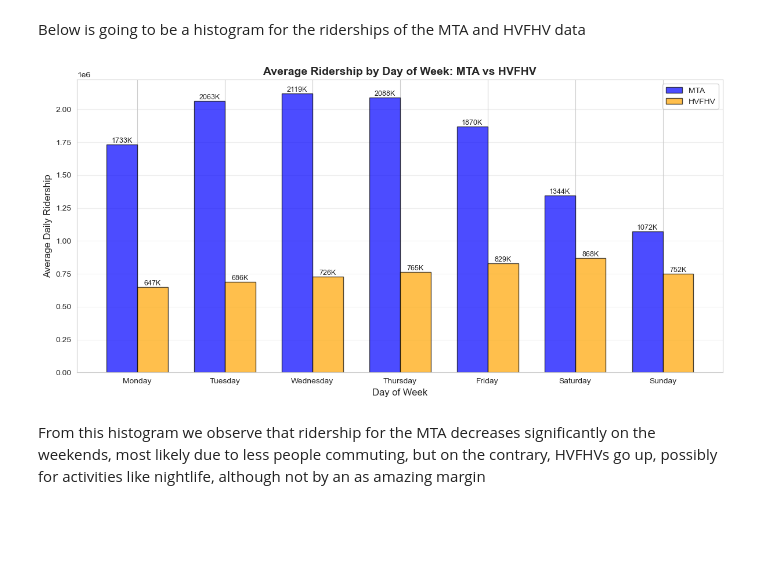
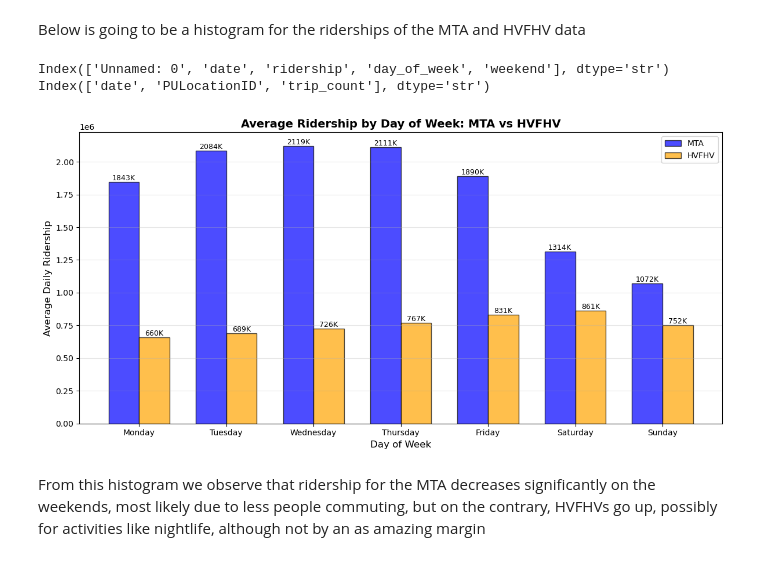
Before and after one commit to COGS108/Group063_WI26, a Jupyter notebook: aaron_analysis.ipynb, the cells around one changed output. Saved outputs shown, nothing was run; the diff lists cells and outputs as text; code cells hidden in the pictures; blank space fills up the shorter version.

```diff
--- a/aaron_analysis.ipynb
+++ b/aaron_analysis.ipynb
@@ -49,10 +49,16 @@ Index(['station_complex_id', 'date', 'ridership'], dtype='str')
 # %% [markdown]
 Below is going to be a histogram for the riderships of the MTA and HVFHV data
 # %%
-def plot_ridership_histogram(mta_df, hvfhv_df):
+
+mta_df = pd.read_csv('data/02-processed/MTA_Ridership_cleaned.csv')
+print(mta_df.columns)
+ridehail_df = pd.read_csv('data/02-processed/total_ridership.csv')
+print(ridehail_df.columns)
+
+def plot_ridership_histogram(mta_df, ridehail_df):
     # Aggregate by date
     mta_agg = mta_df.groupby('date').agg({'ridership': 'sum'}).reset_index()
-    hvfhv_agg = hvfhv_df.groupby('date').agg({'trip_count': 'sum'}).reset_index()
+    hvfhv_agg = ridehail_df.groupby('date').agg({'trip_count': 'sum'}).reset_index()
 
     # Merge the datasets into one
     merged_df = pd.merge(mta_agg, hvfhv_agg, on='date', how='inner')
@@ -74,35 +80,37 @@ def plot_ridership_histogram(mta_df, hvfhv_df):
 
     x = np.arange(len(day_order))
     width = 0.35
 
     # Create bars
     bars1 = ax.bar(x - width/2, dow_avg['mta_ridership'], width,
                 label='MTA', color='blue', alpha=0.7, edgecolor='black')
     bars2 = ax.bar(x + width/2, dow_avg['hvfhv_trips'], width,
                 label='HVFHV', color='orange', alpha=0.7, edgecolor='black')
 
     # Customize the plot
     ax.set_xlabel('Day of Week', fontsize=12)
     ax.set_ylabel('Average Daily Ridership', fontsize=12)
     ax.set_title('Average Ridership by Day of Week: MTA vs HVFHV', fontsize=14, fontweight='bold')
     ax.set_xticks(x)
     ax.set_xticklabels(day_order)
     ax.legend()
     ax.grid(True, alpha=0.3, axis='y')
 
     # Add value labels on bars
     for bars in [bars1, bars2]:
         for bar in bars:
             height = bar.get_height()
             ax.text(bar.get_x() + bar.get_width()/2., height,
                     f'{int(height/1000)}K', ha='center', va='bottom', fontsize=9)
 
     plt.tight_layout()
     plt.show()
 
-plot_ridership_histogram(mta_df, hvfhv_df)
+plot_ridership_histogram(mta_df, ridehail_df)
 # %% [output]
+Index(['Unnamed: 0', 'date', 'ridership', 'day_of_week', 'weekend'], dtype='str')
+Index(['date', 'PULocationID', 'trip_count'], dtype='str')
-[figure, old version]
+[figure, new version]
 # %% [markdown]
 From this histogram we observe that ridership for the MTA decreases significantly on the weekends, most likely due to less people commuting, but on the contrary, HVFHVs go up, possibly for activities like nightlife, although not by an as amazing margin
 # %%
```
Also changed, not shown: parts of 4 cells of this notebook, 3 other files.
